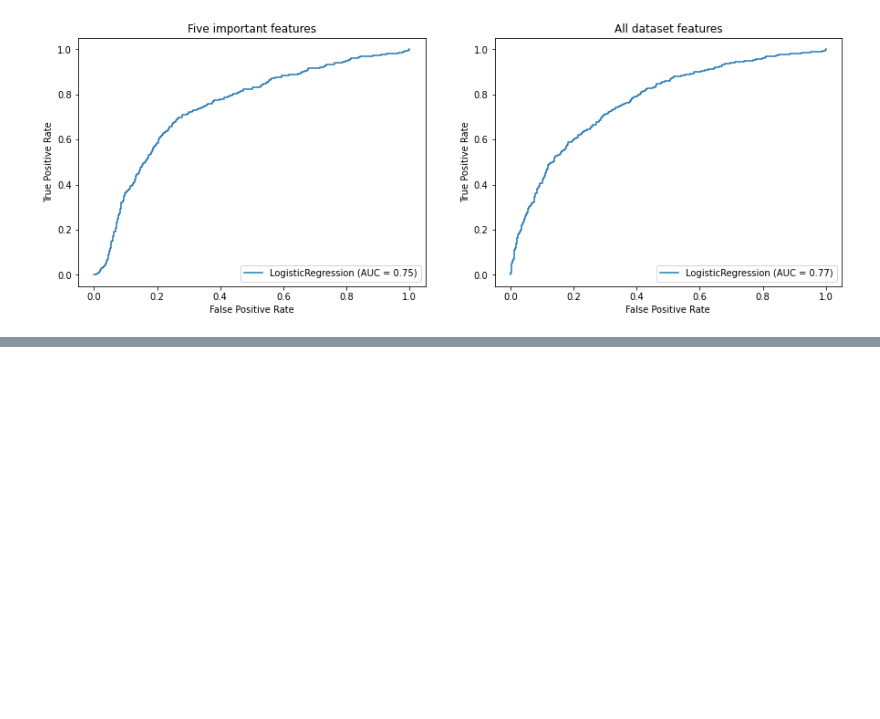
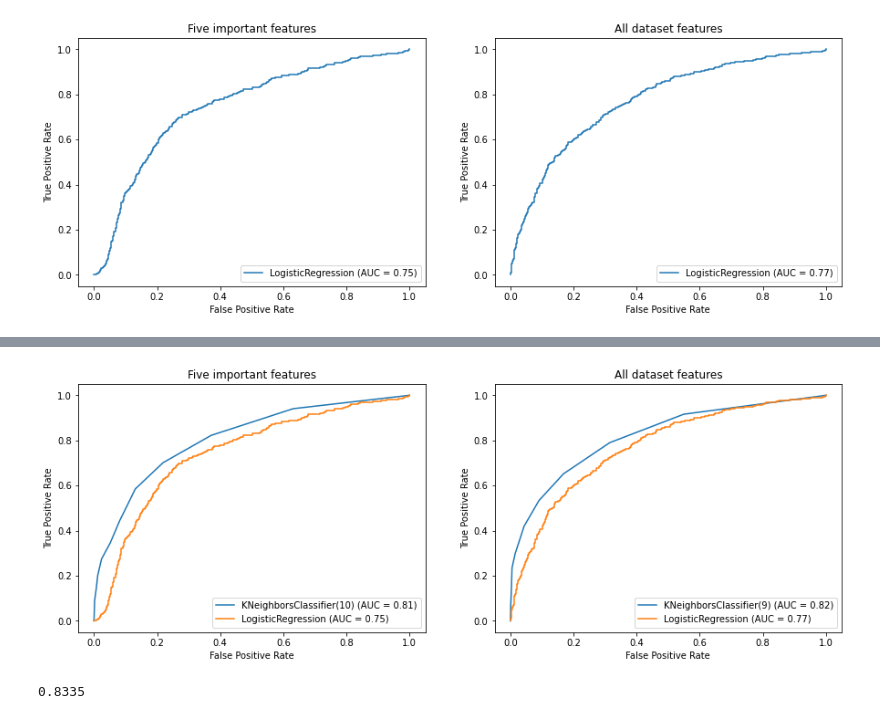
Before and after one commit to aws3ma/machine-learning, a Jupyter notebook: sc3.ipynb, the cells around one changed output, grey strips where cells are left out. Saved outputs shown, nothing was run; the diff lists cells and outputs as text; code cells hidden in the pictures; blank space fills up the shorter version.

```diff
--- a/sc3.ipynb
+++ b/sc3.ipynb
@@ -623,0 +629,23 @@ fig.show()
+# %%
+y_pred_proba_knn_f = knn_f.predict_proba(x_test_filtered)
+fpr_knn_f, tpr_knn_f, th_knn_f = roc_curve(y_test_filtered,  y_pred_proba_knn_f[:,1])
+# %%
+fig, (ax1,ax2) = plt.subplots(nrows=1, ncols=2, figsize=(15, 5))
+ax1.plot(fpr_knn_f,tpr_knn_f,label=knn_f.__class__.__name__+"(10) (AUC = "+str(round(roc_auc_score(y_test_filtered,  y_pred_proba_knn_f[:,1]),2))+")")
+ax1.plot(fpr_lr_filtered,tpr_lr_filtered,label=lr_filtered.__class__.__name__+" (AUC = "+str(round(roc_auc_score(y_test_filtered,  y_pred_proba_lr_filtered[:,1]),2))+")")
+
+ax1.set_ylabel('True Positive Rate')
+ax1.set_xlabel('False Positive Rate')
+ax1.legend(loc='lower right')
+ax1.set_title("Five important features")
+
+ax2.plot(fpr_knn_9,tpr_knn_9,label=knn_9.__class__.__name__+"(9) (AUC = "+str(round(roc_auc_score(y_test,  y_pred_proba_knn_9[:,1]),2))+")")
+ax2.plot(fpr_lr,tpr_lr,label=lr.__class__.__name__+" (AUC = "+str(round(roc_auc_score(y_test,  y_pred_proba_lr[:,1]),2))+")")
+
+ax2.set_ylabel('True Positive Rate')
+ax2.set_xlabel('False Positive Rate')
+ax2.legend(loc='lower right')
+ax2.set_title("All dataset features")
+fig.show()
+# %% [output]
+[figure, added]
@@ -623,0 +656,4 @@ fig.show()
+# %%
+accuracy_score(y_test_filtered,y_pred_svc_rbf_f)
+# %% [output]
+0.8335
```
Also changed, not shown: parts of 40 cells of this notebook.
